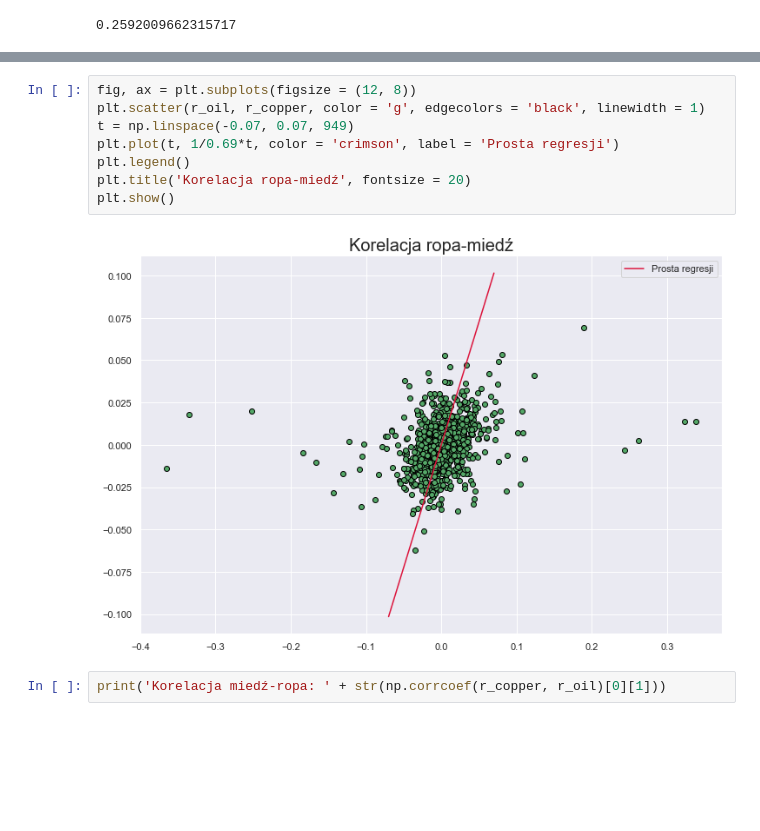
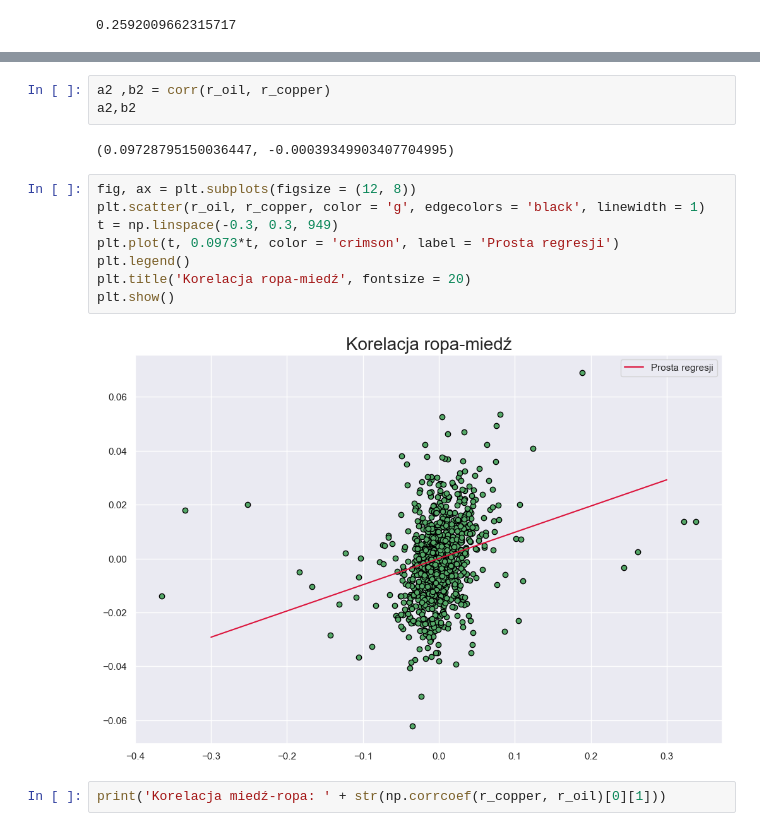
Before and after one commit to Szymex49/NVIDIA_risk_management, a Jupyter notebook: Raport_3/Wiktorowski.ipynb, the cells around one changed output, grey strips where cells are left out. Drawn from its saved outputs; the diff is of its cells as text; blank space fills up the shorter version.

```diff
--- a/Raport_3/Wiktorowski.ipynb
+++ b/Raport_3/Wiktorowski.ipynb
@@ -376,16 +376,21 @@ plt.title('Korelacja miedź-ropa', fontsize = 20)
 plt.show()
 # %% [output]
 [figure]
+# %%
+a2 ,b2 = corr(r_oil, r_copper)
+a2,b2
+# %% [output]
+(0.09728795150036447, -0.00039349903407704995)
 # %%
 fig, ax = plt.subplots(figsize = (12, 8))
 plt.scatter(r_oil, r_copper, color = 'g', edgecolors = 'black', linewidth = 1)
-t = np.linspace(-0.07, 0.07, 949)
-plt.plot(t, 1/0.69*t, color = 'crimson', label = 'Prosta regresji')
+t = np.linspace(-0.3, 0.3, 949)
+plt.plot(t, 0.0973*t, color = 'crimson', label = 'Prosta regresji')
 plt.legend()
 plt.title('Korelacja ropa-miedź', fontsize = 20)
 plt.show()
 # %% [output]
-[figure, old version]
+[figure, new version]
 # %%
 print('Korelacja miedź-ropa: ' + str(np.corrcoef(r_copper, r_oil)[0][1]))
 # %% [output]
```
